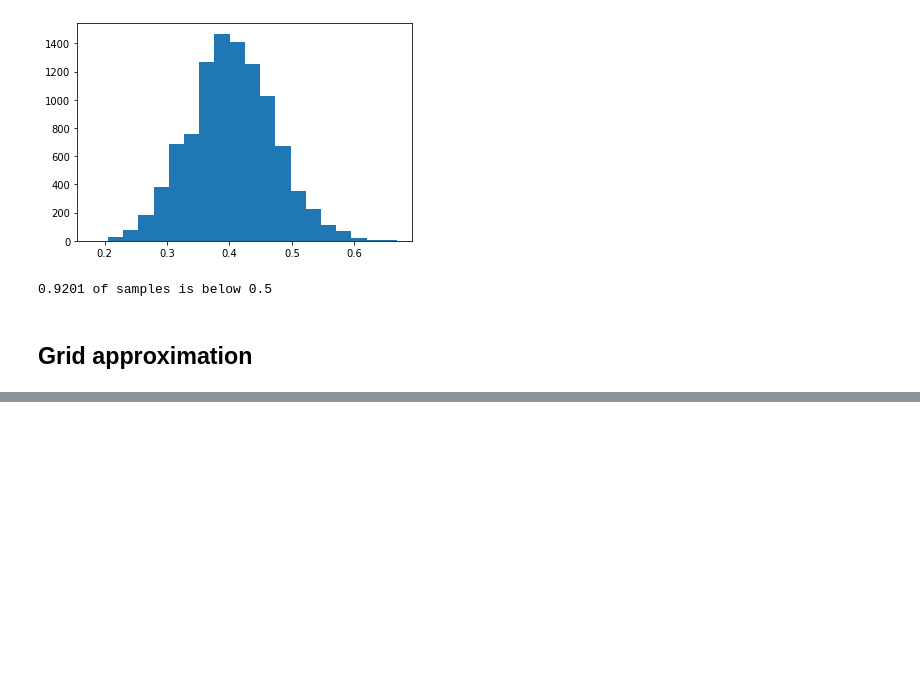
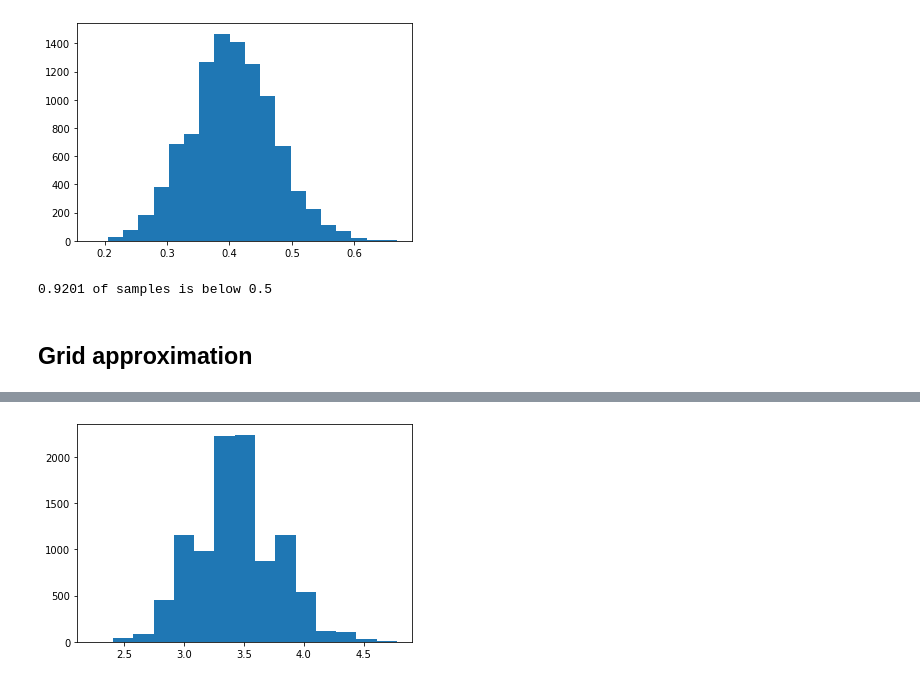
Before and after one commit to dhesse/IN-STK5000-Notebooks-2020, a Jupyter notebook: notebooks/Lecture 05 - Beyone 1 Parameter.ipynb, the cells around one changed output, grey strips where cells are left out. Drawn from its saved outputs; the diff is of its cells as text; code cells hidden in the pictures; blank space fills up the shorter version.

```diff
--- a/notebooks/Lecture 05 - Beyone 1 Parameter.ipynb
+++ b/notebooks/Lecture 05 - Beyone 1 Parameter.ipynb
@@ -234,0 +242,5 @@ plt.plot(ls, log_probs[10,10,:])
+# %%
+plt.hist(tf.gather(tf.reshape(grid[1], [-1]), idx).numpy(), bins=15)
+None
+# %% [output]
+[figure, added]
```
Also changed, not shown: parts of 13 cells of this notebook, 1 other file.
